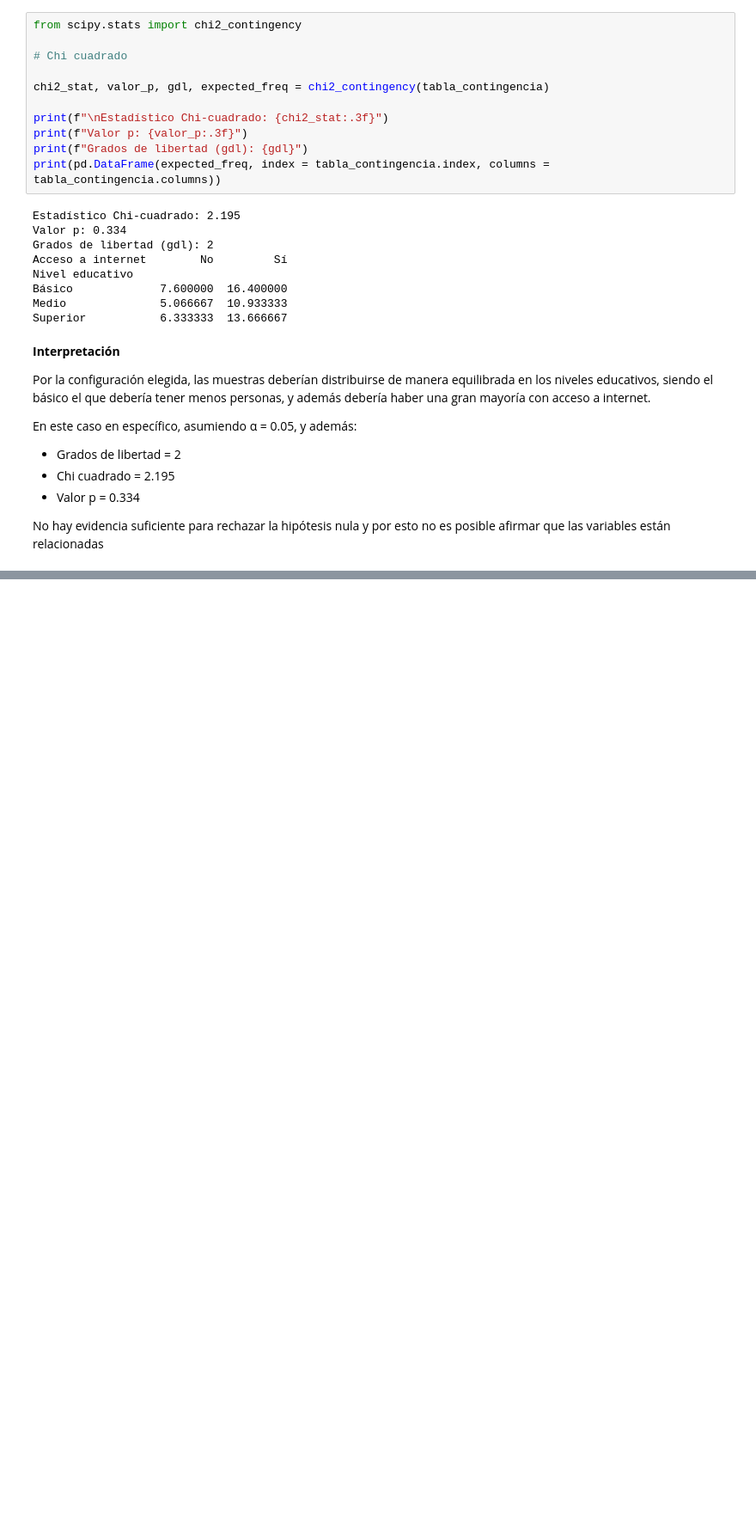
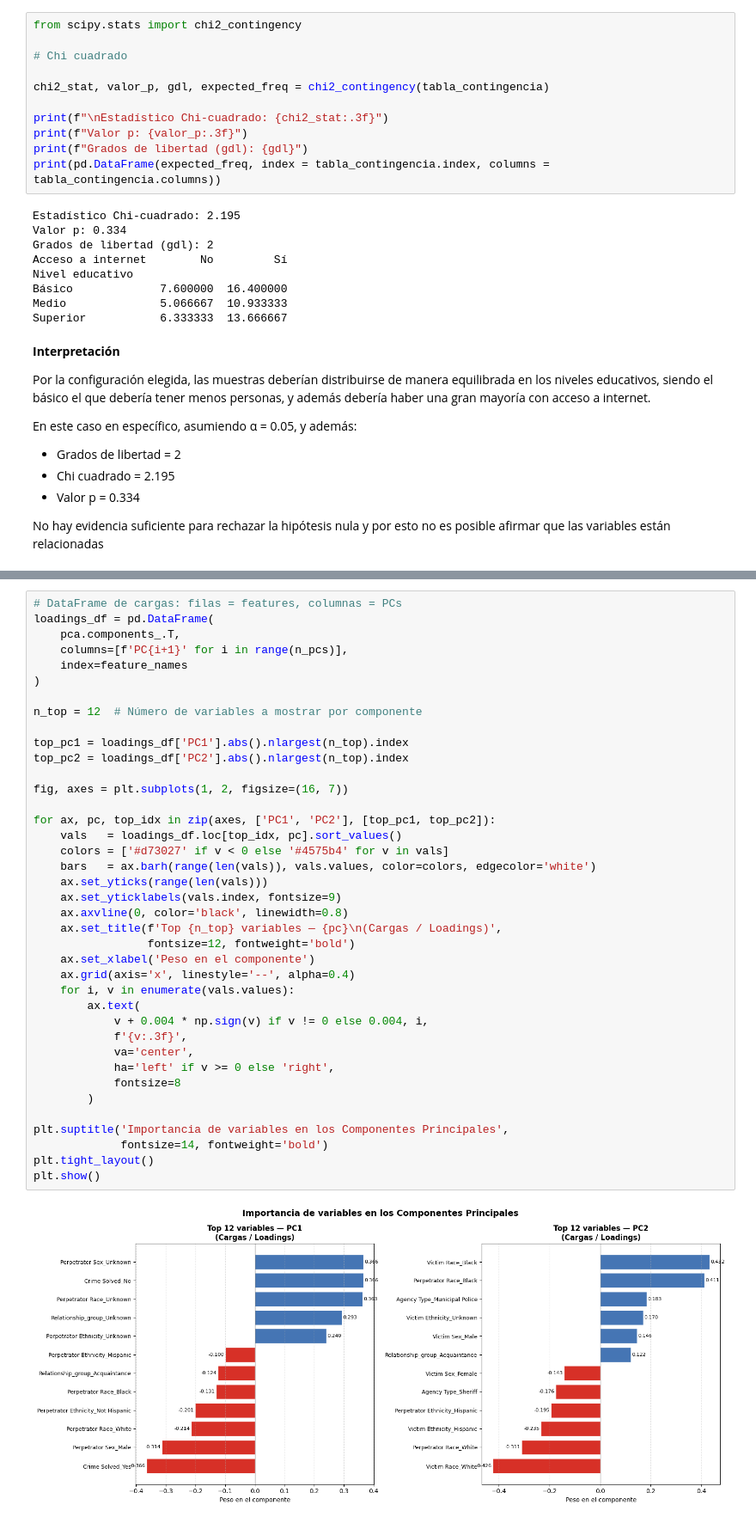
Before and after one commit to eospgonz10/statistical_analytics_homicide, a Jupyter notebook: sesiones_practicas/sp_2_juan_jose_garcia_alvarez_estiven_ospina_gonzalez.ipynb, the cells around one changed output, grey strips where cells are left out. Shown at 86% size. Cells and saved outputs as stored; diff of their text form; blank space fills up the shorter version.

```diff
--- a/sesiones_practicas/sp_2_juan_jose_garcia_alvarez_estiven_ospina_gonzalez.ipynb
+++ b/sesiones_practicas/sp_2_juan_jose_garcia_alvarez_estiven_ospina_gonzalez.ipynb
@@ -466,0 +719,41 @@ No hay evidencia suficiente para rechazar la hipótesis nula y por esto no es po
+# %%
+# DataFrame de cargas: filas = features, columnas = PCs
+loadings_df = pd.DataFrame(
+    pca.components_.T,
+    columns=[f'PC{i+1}' for i in range(n_pcs)],
+    index=feature_names
+)
+
+n_top = 12  # Número de variables a mostrar por componente
+
+top_pc1 = loadings_df['PC1'].abs().nlargest(n_top).index
+top_pc2 = loadings_df['PC2'].abs().nlargest(n_top).index
+
+fig, axes = plt.subplots(1, 2, figsize=(16, 7))
+
+for ax, pc, top_idx in zip(axes, ['PC1', 'PC2'], [top_pc1, top_pc2]):
+    vals   = loadings_df.loc[top_idx, pc].sort_values()
+    colors = ['#d73027' if v < 0 else '#4575b4' for v in vals]
+    bars   = ax.barh(range(len(vals)), vals.values, color=colors, edgecolor='white')
+    ax.set_yticks(range(len(vals)))
+    ax.set_yticklabels(vals.index, fontsize=9)
+    ax.axvline(0, color='black', linewidth=0.8)
+    ax.set_title(f'Top {n_top} variables — {pc}\n(Cargas / Loadings)',
+                 fontsize=12, fontweight='bold')
+    ax.set_xlabel('Peso en el componente')
+    ax.grid(axis='x', linestyle='--', alpha=0.4)
+    for i, v in enumerate(vals.values):
+        ax.text(
+            v + 0.004 * np.sign(v) if v != 0 else 0.004, i,
+            f'{v:.3f}',
+            va='center',
+            ha='left' if v >= 0 else 'right',
+            fontsize=8
+        )
+
+plt.suptitle('Importancia de variables en los Componentes Principales',
+             fontsize=14, fontweight='bold')
+plt.tight_layout()
+plt.show()
+# %% [output]
+[figure, added]
```
Also changed, not shown: parts of 9 cells of this notebook.
